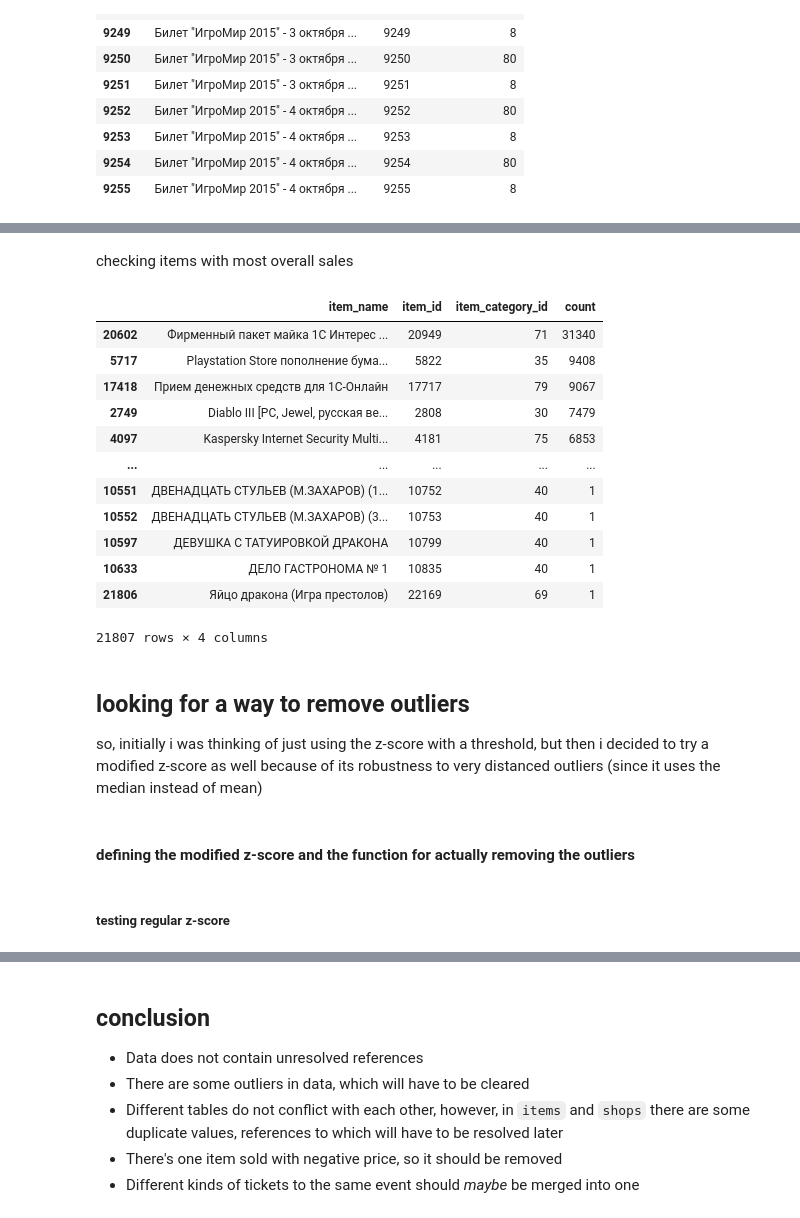
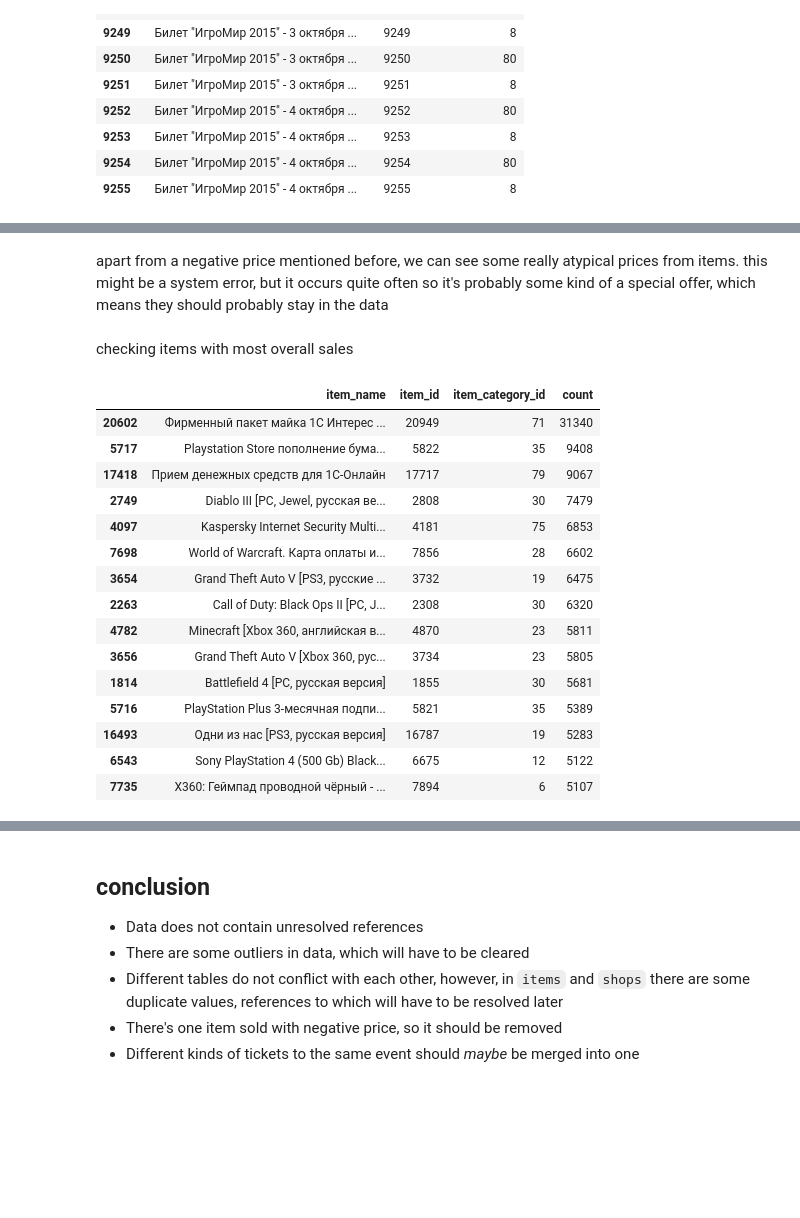
Before and after one commit to lopharb/ds_practice, a Jupyter notebook: notebooks/dqc.ipynb, the cells around one changed output, grey strips where cells are left out. Saved outputs shown, nothing was run; the diff lists cells and outputs as text; code cells hidden in the pictures; blank space fills up the shorter version.

```diff
--- a/notebooks/dqc.ipynb
+++ b/notebooks/dqc.ipynb
@@ -15,11 +15,11 @@ please provide us feedback at https://github.com/pandas-dev/pandas/issues/54466
 
   import pandas as pd
 # %%
-item_categories = pd.read_csv('data/item_categories.csv')
-items = pd.read_csv('data/items.csv')
-sales = pd.read_csv('data/sales_train.csv')
-shops = pd.read_csv('data/shops.csv')
-test = pd.read_csv('data/test.csv')
+item_categories = pd.read_csv('../data/item_categories.csv')
+items = pd.read_csv('../data/items.csv')
+sales = pd.read_csv('../data/sales_train.csv')
+shops = pd.read_csv('../data/shops.csv')
+test = pd.read_csv('../data/test.csv')
 # %% [markdown]
 ## looking at tables' shapes and columns
 # %%
@@ -296,24 +350,23 @@ sales[mask].merge(items, on='item_id', how='inner')
+# %% [markdown]
+apart from a negative price mentioned before, we can see some really atypical prices from items. this might be a system error, but it occurs quite often so it's probably some kind of a special offer, which means they should probably stay in the data
 # %% [markdown]
 checking items with most overall sales
 # %%
-items.merge(sales['item_id'].value_counts(), on='item_id', how='inner').sort_values('count', ascending=False)
+items.merge(sales['item_id'].value_counts(), on='item_id', how='inner').sort_values('count', ascending=False).head(15)
 # %% [output]
 |  | item_name | item_id | item_category_id | count |
 | 20602 | Фирменный пакет майка 1С Интерес ... | 20949 | 71 | 31340 |
 | 5717 | Playstation Store пополнение бума... | 5822 | 35 | 9408 |
 | 17418 | Прием денежных средств для 1С-Онлайн | 17717 | 79 | 9067 |
 | 2749 | Diablo III [PC, Jewel, русская ве... | 2808 | 30 | 7479 |
 | 4097 | Kaspersky Internet Security Multi... | 4181 | 75 | 6853 |
-| ... | ... | ... | ... | ... |
-| 10551 | ДВЕНАДЦАТЬ СТУЛЬЕВ (М.ЗАХАРОВ) (1... | 10752 | 40 | 1 |
-| 10552 | ДВЕНАДЦАТЬ СТУЛЬЕВ (М.ЗАХАРОВ) (3... | 10753 | 40 | 1 |
-| 10597 | ДЕВУШКА С ТАТУИРОВКОЙ ДРАКОНА | 10799 | 40 | 1 |
-| 10633 | ДЕЛО ГАСТРОНОМА № 1 | 10835 | 40 | 1 |
-| 21806 | Яйцо дракона (Игра престолов) | 22169 | 69 | 1 |
+| 7698 | World of Warcraft. Карта оплаты и... | 7856 | 28 | 6602 |
+| 3654 | Grand Theft Auto V [PS3, русские ... | 3732 | 19 | 6475 |
+| 2263 | Call of Duty: Black Ops II [PС, J... | 2308 | 30 | 6320 |
+| 4782 | Minecraft [Xbox 360, английская в... | 4870 | 23 | 5811 |
+| 3656 | Grand Theft Auto V [Xbox 360, рус... | 3734 | 23 | 5805 |
+| 1814 | Battlefield 4 [PC, русская версия] | 1855 | 30 | 5681 |
+| 5716 | PlayStation Plus 3-месячная подпи... | 5821 | 35 | 5389 |
+| 16493 | Одни из нас [PS3, русская версия] | 16787 | 19 | 5283 |
+| 6543 | Sony PlayStation 4 (500 Gb) Black... | 6675 | 12 | 5122 |
+| 7735 | X360: Геймпад проводной чёрный - ... | 7894 | 6 | 5107 |
-21807 rows × 4 columns
-# %% [markdown]
-## looking for a way to remove outliers
-
-so, initially i was thinking of just using the z-score with a threshold, but then i decided to try a modified z-score as well because of its robustness to very distanced outliers (since it uses the median instead of mean)
-# %% [markdown]
-#### defining the modified z-score and the function for actually removing the outliers
@@ -334,2 +372,0 @@ def remove_outliers(df : pd.DataFrame, column_names : list[str], criteria : call
-# %% [markdown]
-##### testing regular z-score
```
Also changed, not shown: parts of 25 cells of this notebook, 1 other file.
